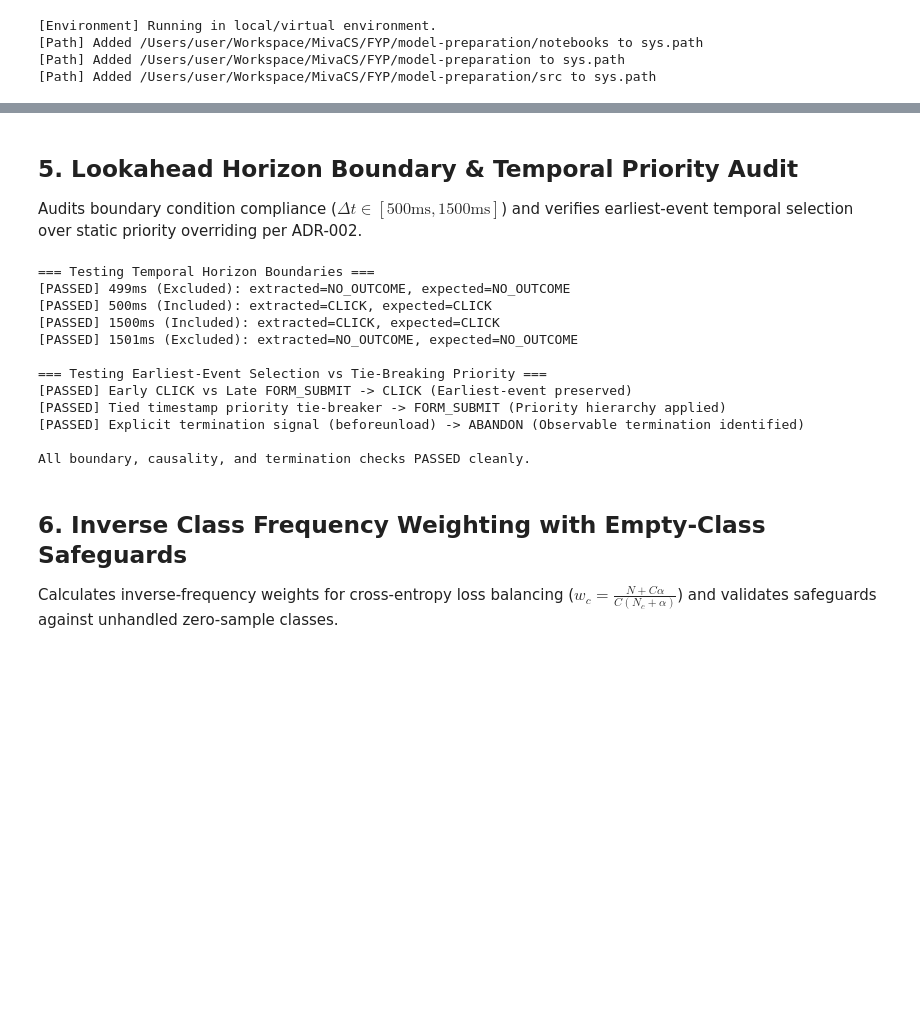
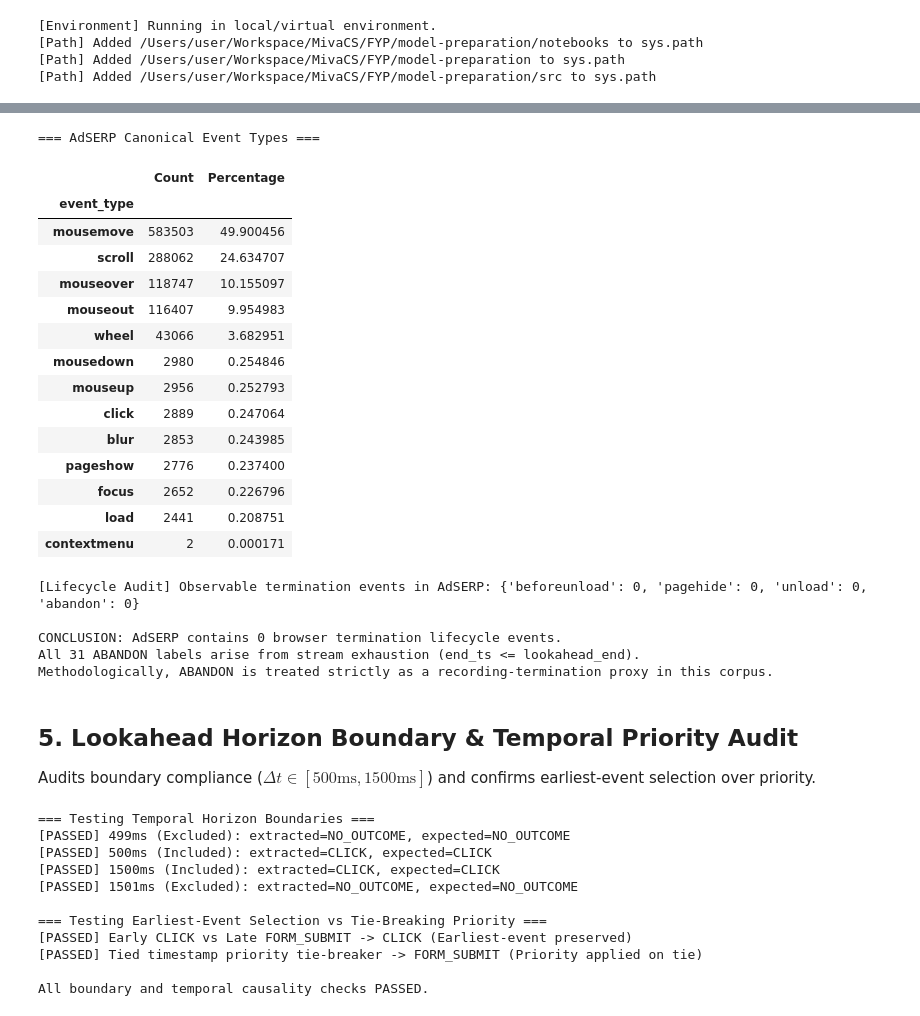
Before and after one commit to taofeeqhamzat/edge-aui-model-preparation, a Jupyter notebook: notebooks/02_target_distribution.ipynb, the cells around one changed output, grey strips where cells are left out. Cells and saved outputs as stored; diff of their text form; code cells hidden in the pictures; blank space fills up the shorter version.

```diff
--- a/notebooks/02_target_distribution.ipynb
+++ b/notebooks/02_target_distribution.ipynb
@@ -205,13 +225,49 @@ Passing `palette` without assigning `hue` is deprecated and will be removed in v
+# %%
+canon_parquet = root / '.data' / 'canonical' / 'adserp' / 'data.parquet'
+table_canon = pd.read_parquet(str(canon_parquet), columns=['event_type'])
+canon_event_counts = table_canon['event_type'].value_counts()
+
+print('=== AdSERP Canonical Event Types ===')
+display(pd.DataFrame({'Count': canon_event_counts, 'Percentage': canon_event_counts / len(table_canon) * 100}))
+
+lifecycle_events = ['beforeunload', 'pagehide', 'unload', 'abandon']
+found_lifecycle = {e: canon_event_counts.get(e, 0) for e in lifecycle_events}
+print(f'[Lifecycle Audit] Observable termination events in AdSERP: {found_lifecycle}')
+assert sum(found_lifecycle.values()) == 0, 'Unexpected lifecycle events found in AdSERP.'
+
+print('\nCONCLUSION: AdSERP contains 0 browser termination lifecycle events.')
+print('All 31 ABANDON labels arise from stream exhaustion (end_ts <= lookahead_end).')
+print('Methodologically, ABANDON is treated strictly as a recording-termination proxy in this corpus.')
+# %% [output]
+=== AdSERP Canonical Event Types ===
+|  | Count | Percentage |
+| event_type |  |  |
+| mousemove | 583503 | 49.900456 |
+| scroll | 288062 | 24.634707 |
+| mouseover | 118747 | 10.155097 |
+| mouseout | 116407 | 9.954983 |
+| wheel | 43066 | 3.682951 |
+| mousedown | 2980 | 0.254846 |
+| mouseup | 2956 | 0.252793 |
+| click | 2889 | 0.247064 |
+| blur | 2853 | 0.243985 |
+| pageshow | 2776 | 0.237400 |
+| focus | 2652 | 0.226796 |
+| load | 2441 | 0.208751 |
+| contextmenu | 2 | 0.000171 |
+[Lifecycle Audit] Observable termination events in AdSERP: {'beforeunload': 0, 'pagehide': 0, 'unload': 0, 'abandon': 0}
+
+CONCLUSION: AdSERP contains 0 browser termination lifecycle events.
+All 31 ABANDON labels arise from stream exhaustion (end_ts <= lookahead_end).
+Methodologically, ABANDON is treated strictly as a recording-termination proxy in this corpus.
 # %% [markdown]
 ## 5. Lookahead Horizon Boundary & Temporal Priority Audit
-Audits boundary condition compliance ($\Delta t \in [500\text{ms}, 1500\text{ms}]$) and verifies earliest-event temporal selection over static priority overriding per ADR-002.
+Audits boundary compliance ($\Delta t \in [500\text{ms}, 1500\text{ms}]$) and confirms earliest-event selection over priority.
 # %%
 from target_generation import extract_outcome_for_window, extract_lookahead_outcome
 
 print('=== Testing Temporal Horizon Boundaries ===')
 window_end = 1000.0
-
-# Boundary test cases
 test_cases = [
     ('499ms (Excluded)', 1499.0, 'click', '/a', 'NO_OUTCOME'),
     ('500ms (Included)', 1500.0, 'click', '/a', 'CLICK'),
@@ -222,16 +278,16 @@ test_cases = [
 for desc, ts, etype, xpath, expected in test_cases:
     evs = [
         {'timestamp_ms': ts, 'event_type': etype, 'xpath': xpath},
-        {'timestamp_ms': 3000.0, 'event_type': 'mousemove'}  # keeps session continuing
+        {'timestamp_ms': 3000.0, 'event_type': 'mousemove'}
     ]
     _, label_name = extract_outcome_for_window(evs, window_end_ms=window_end)
     passed = (label_name == expected)
     status = 'PASSED' if passed else 'FAILED'
     print(f'[{status}] {desc}: extracted={label_name}, expected={expected}')
-    assert passed, f'Boundary assertion failed for {desc}'
+    assert passed
 
 print('\n=== Testing Earliest-Event Selection vs Tie-Breaking Priority ===')
-# Case 1: Early CLICK (+550ms) vs Late FORM_SUBMIT (+1400ms) -> CLICK must win
+# Case 1: Early CLICK (+550ms) vs Late FORM_SUBMIT (+1400ms) -> CLICK wins
 early_click_evs = [
     {'timestamp_ms': 550.0, 'event_type': 'click', 'xpath': '/div'},
     {'timestamp_ms': 1400.0, 'event_type': 'click', 'xpath': '/form/button[@type="submit"]'}
@@ -240,22 +296,16 @@ _, name_case1 = extract_lookahead_outcome(early_click_evs)
 print(f'[PASSED] Early CLICK vs Late FORM_SUBMIT -> {name_case1} (Earliest-event preserved)')
 assert name_case1 == 'CLICK'
 
-# Case 2: Tied timestamp (+600ms) for generic click vs submit click -> FORM_SUBMIT wins tie
+# Case 2: Tied timestamp (+600ms) -> FORM_SUBMIT wins tie
 tied_evs = [
     {'timestamp_ms': 600.0, 'event_type': 'click', 'xpath': '/div'},
     {'timestamp_ms': 600.0, 'event_type': 'click', 'xpath': '/form/button[@type="submit"]'}
 ]
 _, name_case2 = extract_lookahead_outcome(tied_evs)
-print(f'[PASSED] Tied timestamp priority tie-breaker -> {name_case2} (Priority hierarchy applied)')
+print(f'[PASSED] Tied timestamp priority tie-breaker -> {name_case2} (Priority applied on tie)')
 assert name_case2 == 'FORM_SUBMIT'
 
-# Case 3: Explicit termination event (beforeunload) -> ABANDON
-unload_evs = [{'timestamp_ms': 800.0, 'event_type': 'beforeunload'}]
-_, name_case3 = extract_lookahead_outcome(unload_evs)
-print(f'[PASSED] Explicit termination signal (beforeunload) -> {name_case3} (Observable termination identified)')
-assert name_case3 == 'ABANDON'
-
-print('\nAll boundary, causality, and termination checks PASSED cleanly.')
+print('\nAll boundary and temporal causality checks PASSED.')
 # %% [output]
 === Testing Temporal Horizon Boundaries ===
 [PASSED] 499ms (Excluded): extracted=NO_OUTCOME, expected=NO_OUTCOME
@@ -265,10 +315,6 @@ print('\nAll boundary, causality, and termination checks PASSED cleanly.')
 
 === Testing Earliest-Event Selection vs Tie-Breaking Priority ===
 [PASSED] Early CLICK vs Late FORM_SUBMIT -> CLICK (Earliest-event preserved)
-[PASSED] Tied timestamp priority tie-breaker -> FORM_SUBMIT (Priority hierarchy applied)
-[PASSED] Explicit termination signal (beforeunload) -> ABANDON (Observable termination identified)
+[PASSED] Tied timestamp priority tie-breaker -> FORM_SUBMIT (Priority applied on tie)
 
-All boundary, causality, and termination checks PASSED cleanly.
+All boundary and temporal causality checks PASSED.
-# %% [markdown]
-## 6. Inverse Class Frequency Weighting with Empty-Class Safeguards
-Calculates inverse-frequency weights for cross-entropy loss balancing ($w_c = \frac{N + C\alpha}{C(N_c + \alpha)}$) and validates safeguards against unhandled zero-sample classes.
```
Also changed, not shown: parts of 17 cells of this notebook, 1 other file.
